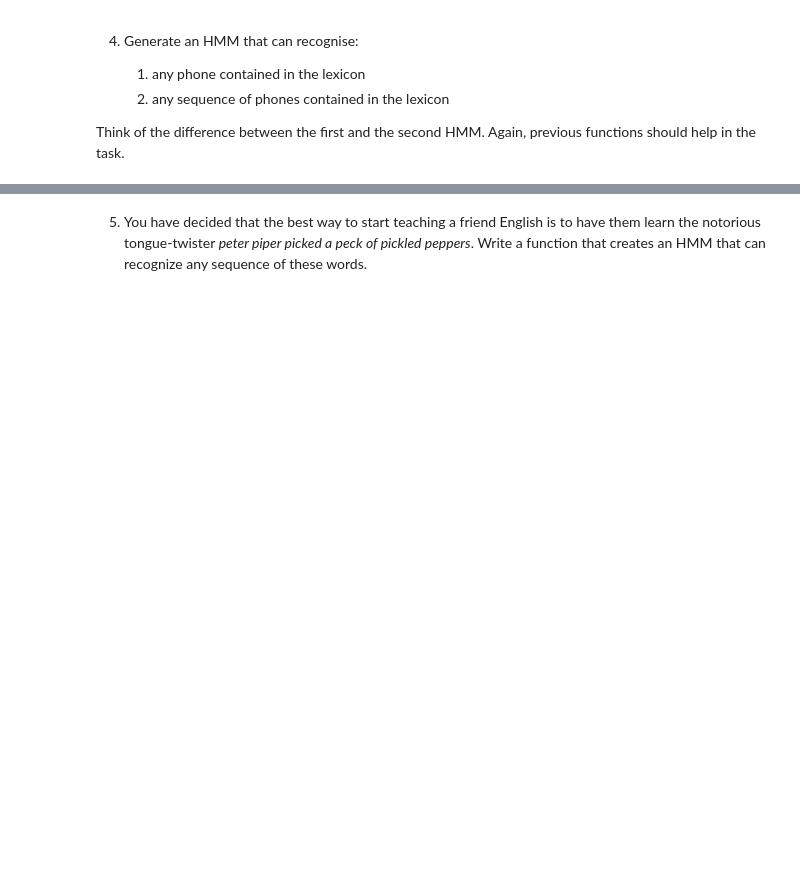
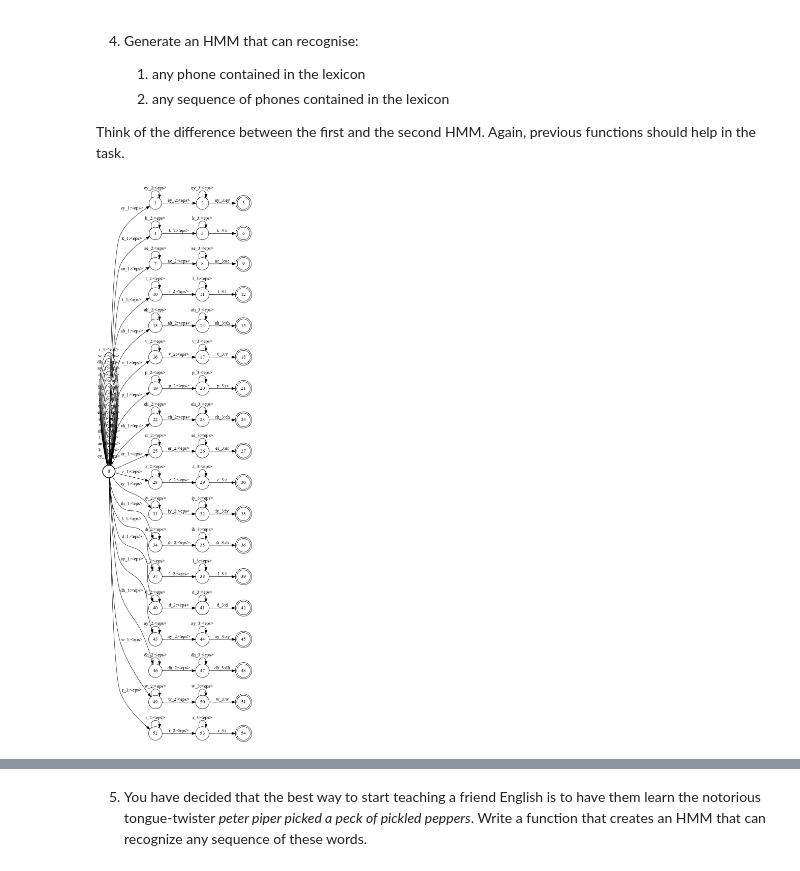
Before and after one commit to MostafaBelo/ASR_Labs_Submissions, a Jupyter notebook: asr_lab1.ipynb, the cells around one changed output, grey strips where cells are left out. Saved outputs shown, nothing was run; the diff lists cells and outputs as text; code cells hidden in the pictures; blank space fills up the shorter version.

```diff
--- a/asr_lab1.ipynb
+++ b/asr_lab1.ipynb
@@ -534,32 +530,38 @@ Think of the difference between the first and the second HMM. Again, previous fu
 # %%
 def generate_phone_recognition_wfst(n):
     """ generate a HMM to recognise any single phone in the lexicon
 
     Args:
         n (int): states per phone HMM
 
     Returns:
         the constructed WFST
 
     """
 
     f = fst.Fst()
 
     # create a single start state
     start_state = f.add_state()
     f.set_start(start_state)
 
     # your code here
+    for index,phone in list(phone_table)[1:]:
+        last_state = generate_phone_wfst(f, start_state, phone, n)
+        f.set_final(last_state)
+
 
     return f
 
 f = generate_phone_recognition_wfst(3)
 f.set_input_symbols(state_table)
 f.set_output_symbols(phone_table)
 
 f.draw('tmp.dot', portrait=True)
 check_call(['dot','-Tpng','-Gdpi=200','tmp.dot','-o','tmp.png'])
 Image(filename='tmp.png')
+# %% [output]
+[figure, added]
 # %%
 # Here is the code to help you debug your solutions
 f = generate_phone_recognition_wfst(3)
```
Also changed, not shown: parts of 10 cells of this notebook.
